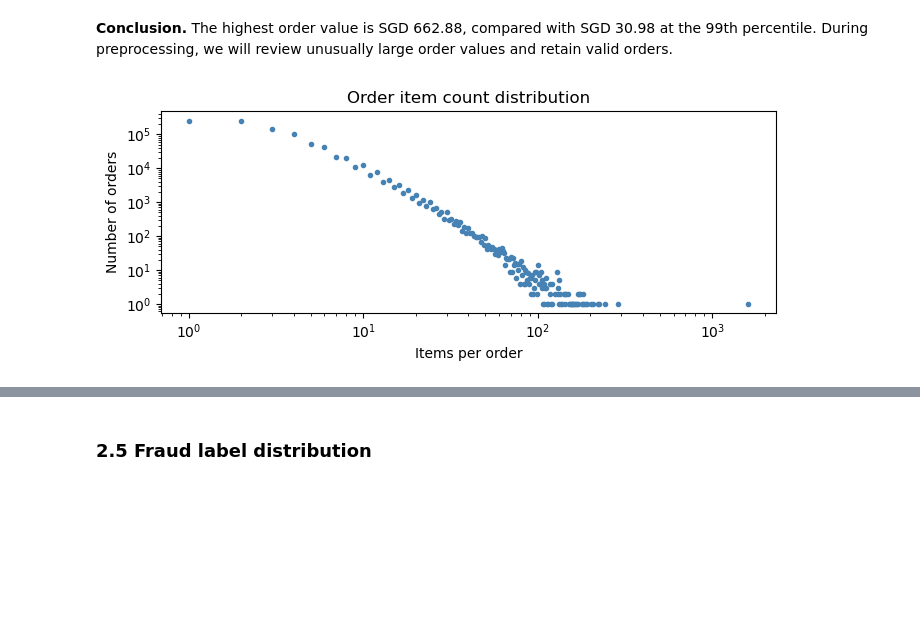
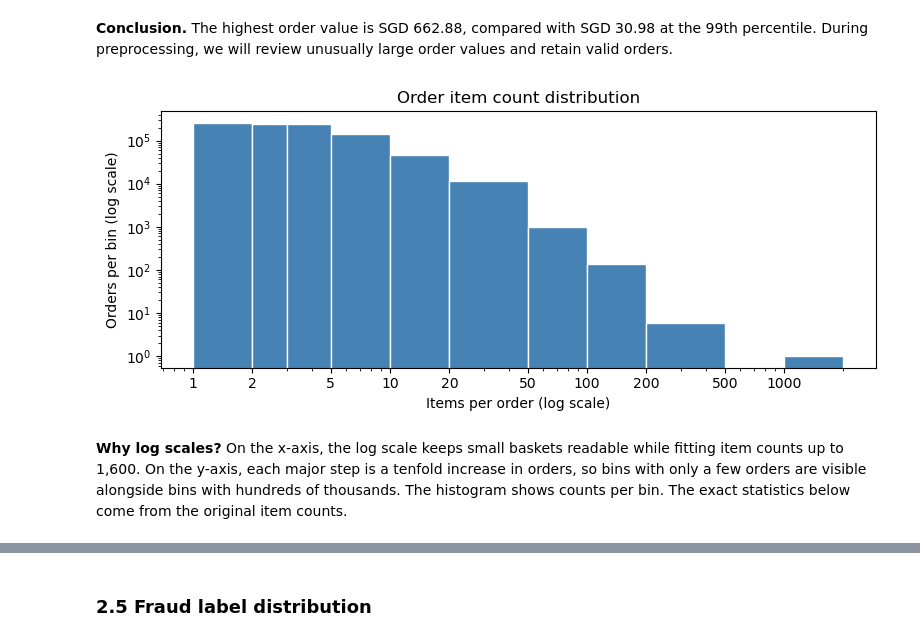
Before and after one commit to 3lVA/SP-buy-datatracker-Grp1, a Jupyter notebook: MLOps_CA1_2B04_Grp1.ipynb, the cells around one changed output, grey strips where cells are left out. Drawn from its saved outputs; the diff is of its cells as text; code cells hidden in the pictures; blank space fills up the shorter version.

Commit message:
update EDA histogram & summary statistics

```diff
--- a/MLOps_CA1_2B04_Grp1.ipynb
+++ b/MLOps_CA1_2B04_Grp1.ipynb
@@ -58,7 +58,8 @@ def load_batch(customers_csv_source, orders_csv_source, labels_csv_source):
     }
 
 # Resolve the CSV filenames relative to the notebook kernel's working directory.
-DATA_DIR = Path(".")
+DATA_DIR = Path(r"C:\Users\elva3\OneDrive - Singapore Polytechnic\SOC - DAAA\DAAA - Y2S2\ST1519 - Agile MLOps\AMLOps - CA1"
+)
 datasets = load_batch(
     DATA_DIR / "customers_base.csv",
     DATA_DIR / "orders_base.csv",
@@ -318,15 +321,24 @@ numeric_distribution_summary.round(2)
 # %% [markdown]
 **Conclusion.** The highest order value is SGD 662.88, compared with SGD 30.98 at the 99th percentile. During preprocessing, we will review unusually large order values and retain valid orders.
 # %%
-# Drop missing counts before plotting how often each item count occurs.
+# Use wider bins in the tail to include large orders without hiding small ones.
 items_per_order = orders_base["num_items_ordered"].dropna()
-fig, ax = plt.subplots(figsize=(7, 3))
-# Log-scaled axes show the sparse tail while keeping the common counts visible.
-items_per_order.value_counts().sort_index().plot(
-    ax=ax, style=".", logx=True, logy=True, color="steelblue"
+item_count_bins = [1, 2, 3, 5, 10, 20, 50, 100, 200, 500, 1000]
+while item_count_bins[-1] <= items_per_order.max():
+    item_count_bins.append(item_count_bins[-1] * 2)
+
+fig, ax = plt.subplots(figsize=(8, 3.5))
+ax.hist(items_per_order, bins=item_count_bins, color="steelblue", edgecolor="white")
+ax.set(
+    xscale="log", yscale="log",
+    xlabel="Items per order (log scale)", ylabel="Orders per bin (log scale)",
+    title="Order item count distribution",
 )
-ax.set(xlabel="Items per order", ylabel="Number of orders", title="Order item count distribution")
+ticks = [1, 2, 5, 10, 20, 50, 100, 200, 500, 1000]
+ax.set_xticks(ticks, labels=[str(value) for value in ticks])
 fig.tight_layout()
 plt.show()
 # %% [output]
-[figure, old version]
+[figure, new version]
+# %% [markdown]
+**Why log scales?** On the x-axis, the log scale keeps small baskets readable while fitting item counts up to 1,600. On the y-axis, each major step is a tenfold increase in orders, so bins with only a few orders are visible alongside bins with hundreds of thousands. The histogram shows counts per bin. The exact statistics below come from the original item counts.
```
Also changed, not shown: parts of 3 cells of this notebook.
